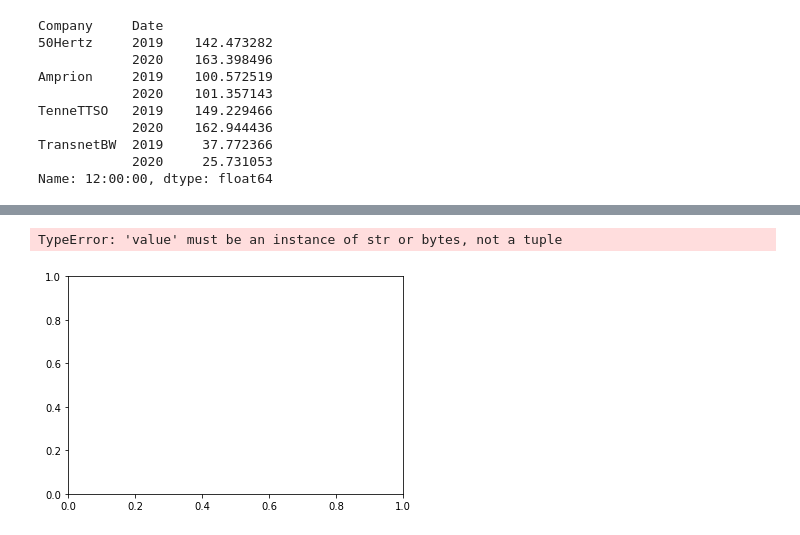
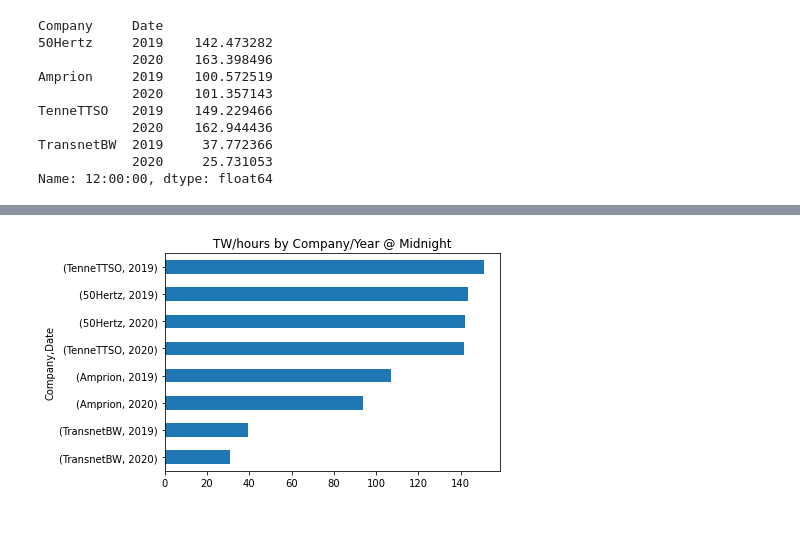
Before and after one commit to HaziqZed/IP3_MHZ, a Jupyter notebook: IP3_MHZ.ipynb, the cells around one changed output, grey strips where cells are left out. Drawn from its saved outputs; the diff is of its cells as text; code cells hidden in the pictures.

```diff
--- a/IP3_MHZ.ipynb
+++ b/IP3_MHZ.ipynb
@@ -101,5 +96,4 @@ TypeError: 'value' must be an instance of str or bytes, not a tuple
-# %%
-plt.barh(noon.index, noon.values)
-# %% [output]
-TypeError: 'value' must be an instance of str or bytes, not a tuple
-[figure, removed]
+# %%
+ax1 = midnight.sort_values().plot(kind='barh', title='TW/hours by Company/Year @ Midnight')
+# %% [output]
+[figure, added]
```
Also changed, not shown: parts of 3 cells of this notebook.
